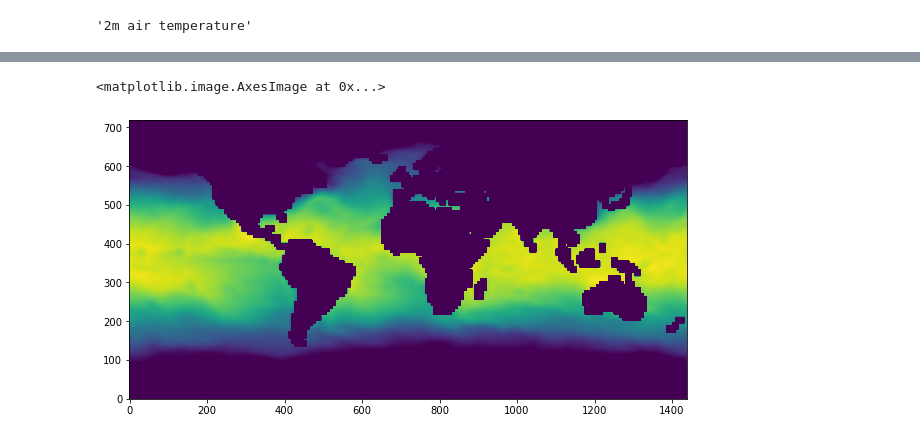
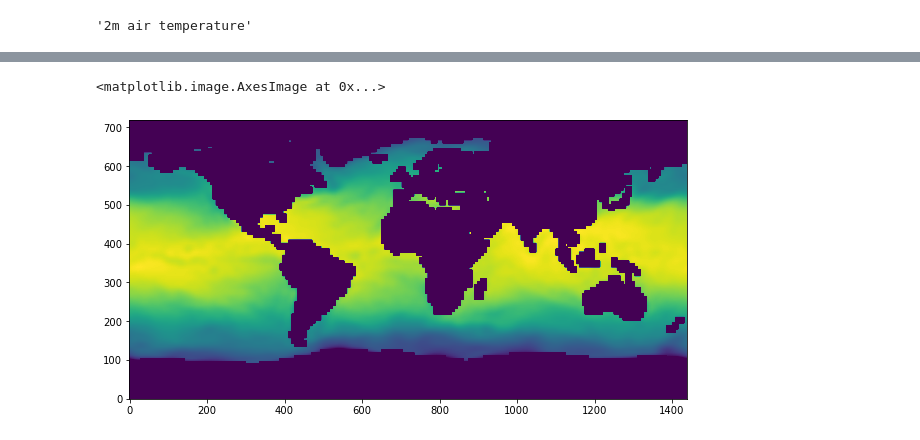
Before and after one commit to HDFGroup/hdflab_examples, a Jupyter notebook: NCEP3/ncep3_example.ipynb, the cells around one changed output, grey strips where cells are left out. Drawn from its saved outputs; the diff is of its cells as text; code cells hidden in the pictures.

```diff
--- a/NCEP3/ncep3_example.ipynb
+++ b/NCEP3/ncep3_example.ipynb
@@ -67,7 +121,8 @@ data.min(), data.max(), data.mean()
 # %%
+# plot the data
 plt.figure(1, figsize=(10,10),dpi=72)
-plt.imshow(data, origin="lower", vmin=0, vmax=30)
+plt.imshow(data, origin="lower", vmin=-11, vmax=30)
 # %% [output]
 <matplotlib.image.AxesImage at 0x...>
-[figure, old version]
+[figure, new version]
 # %%
```
Also changed, not shown: parts of 22 cells of this notebook.
